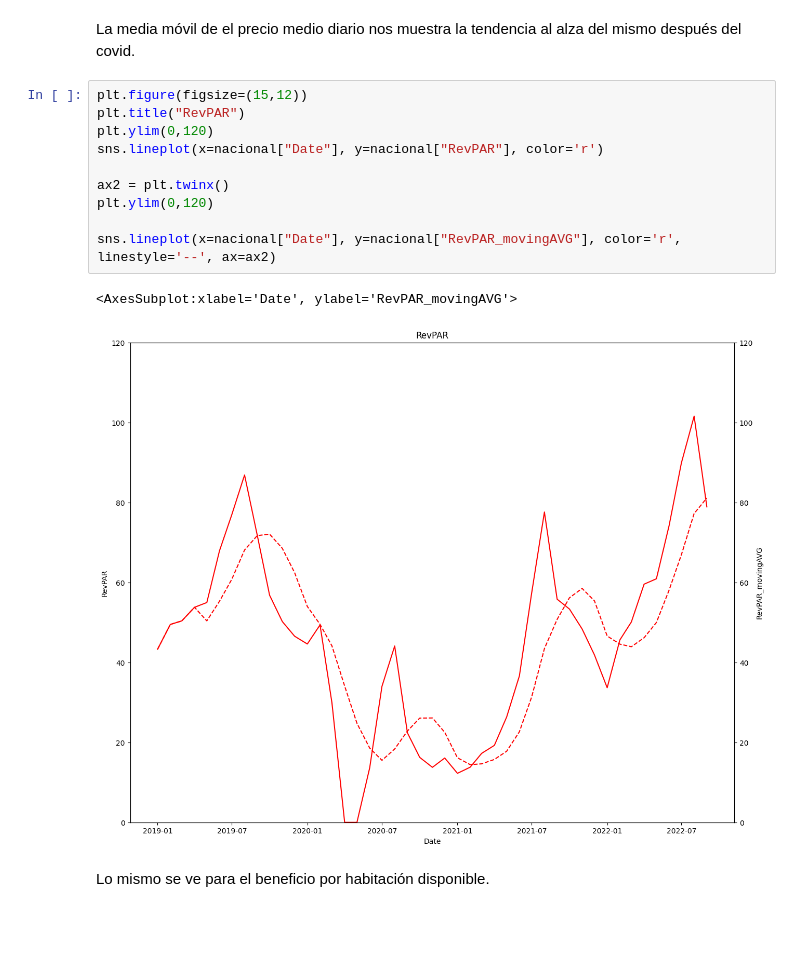
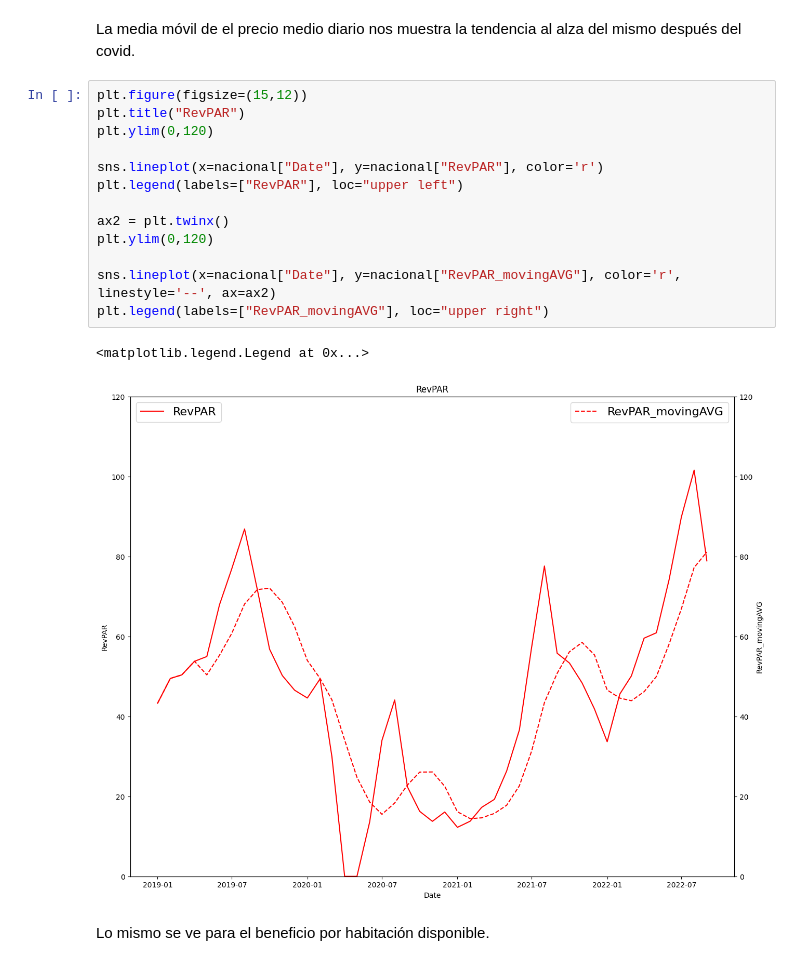
Before and after one commit to RocioRuizGonzalez/EDA--Turismo-postcovid, a Jupyter notebook: notebooks/Analisis_Turismo_Postcovid.ipynb, the cells around one changed output. Drawn from its saved outputs; the diff is of its cells as text; blank space fills up the shorter version.

```diff
--- a/notebooks/Analisis_Turismo_Postcovid.ipynb
+++ b/notebooks/Analisis_Turismo_Postcovid.ipynb
@@ -163,16 +154,19 @@ La media móvil de el precio medio diario nos muestra la tendencia al alza del m
 # %%
 plt.figure(figsize=(15,12))
 plt.title("RevPAR")
 plt.ylim(0,120)
+
 sns.lineplot(x=nacional["Date"], y=nacional["RevPAR"], color='r')
+plt.legend(labels=["RevPAR"], loc="upper left")
 
 ax2 = plt.twinx()
 plt.ylim(0,120)
 
 sns.lineplot(x=nacional["Date"], y=nacional["RevPAR_movingAVG"], color='r', linestyle='--', ax=ax2)
+plt.legend(labels=["RevPAR_movingAVG"], loc="upper right")
 # %% [output]
-<AxesSubplot:xlabel='Date', ylabel='RevPAR_movingAVG'>
+<matplotlib.legend.Legend at 0x...>
-[figure, old version]
+[figure, new version]
 # %% [markdown]
 Lo mismo se ve para el beneficio por habitación disponible.
 # %% [markdown]
```
Also changed, not shown: parts of 5 cells of this notebook, 4 other files.
